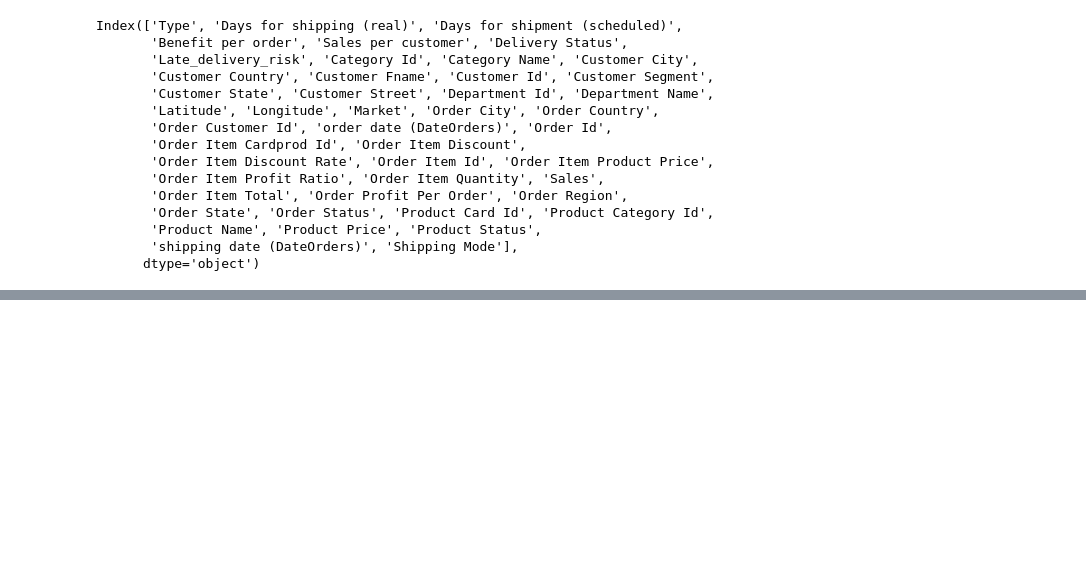
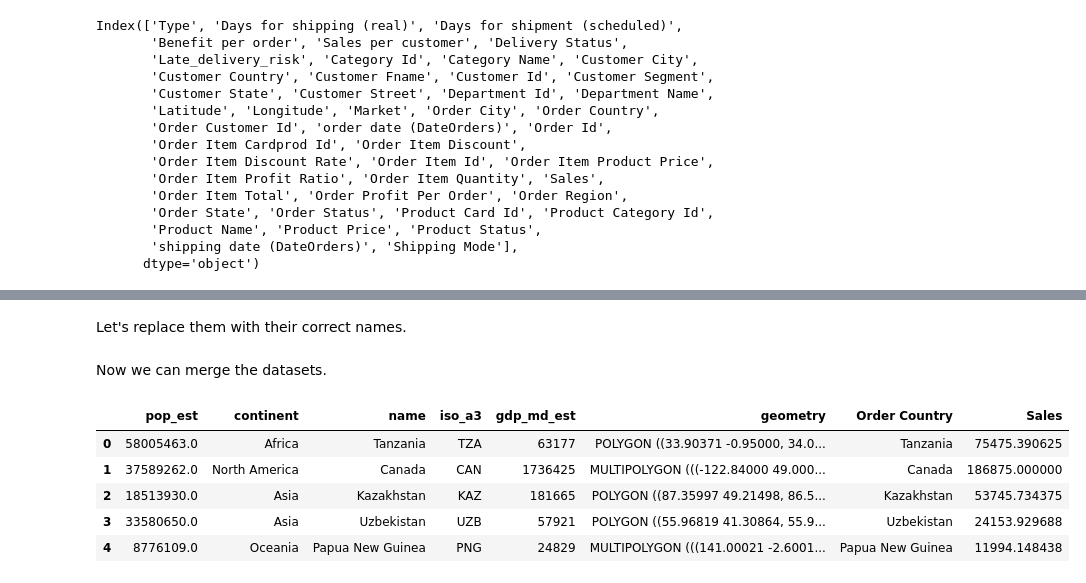
Before and after one commit to emirhansilsupur/supply-chain-analytics-forecasting, a Jupyter notebook: SC_Analytics_Forecasting.ipynb, the cells around one changed output, grey strips where cells are left out. Cells and saved outputs as stored; diff of their text form; code cells hidden in the pictures; blank space fills up the shorter version.

```diff
--- a/SC_Analytics_Forecasting.ipynb
+++ b/SC_Analytics_Forecasting.ipynb
@@ -350,0 +473,2 @@ df.groupby("Market")["Benefit per order"].mean().reset_index()
+# %% [markdown]
+Let's replace them with their correct names.
@@ -350,0 +477,2 @@ df.groupby("Market")["Benefit per order"].mean().reset_index()
+# %% [markdown]
+Now we can merge the datasets.
@@ -350,0 +481,9 @@ df.groupby("Market")["Benefit per order"].mean().reset_index()
+# %%
+world_sales.head()
+# %% [output]
+|  | pop_est | continent | name | iso_a3 | gdp_md_est | geometry | Order Country | Sales |
+| 0 | 58005463.0 | Africa | Tanzania | TZA | 63177 | POLYGON ((33.90371 -0.95000, 34.0... | Tanzania | 75475.390625 |
+| 1 | 37589262.0 | North America | Canada | CAN | 1736425 | MULTIPOLYGON (((-122.84000 49.000... | Canada | 186875.000000 |
+| 2 | 18513930.0 | Asia | Kazakhstan | KAZ | 181665 | POLYGON ((87.35997 49.21498, 86.5... | Kazakhstan | 53745.734375 |
+| 3 | 33580650.0 | Asia | Uzbekistan | UZB | 57921 | POLYGON ((55.96819 41.30864, 55.9... | Uzbekistan | 24153.929688 |
+| 4 | 8776109.0 | Oceania | Papua New Guinea | PNG | 24829 | MULTIPOLYGON (((141.00021 -2.6001... | Papua New Guinea | 11994.148438 |
```
Also changed, not shown: parts of 23 cells of this notebook.
